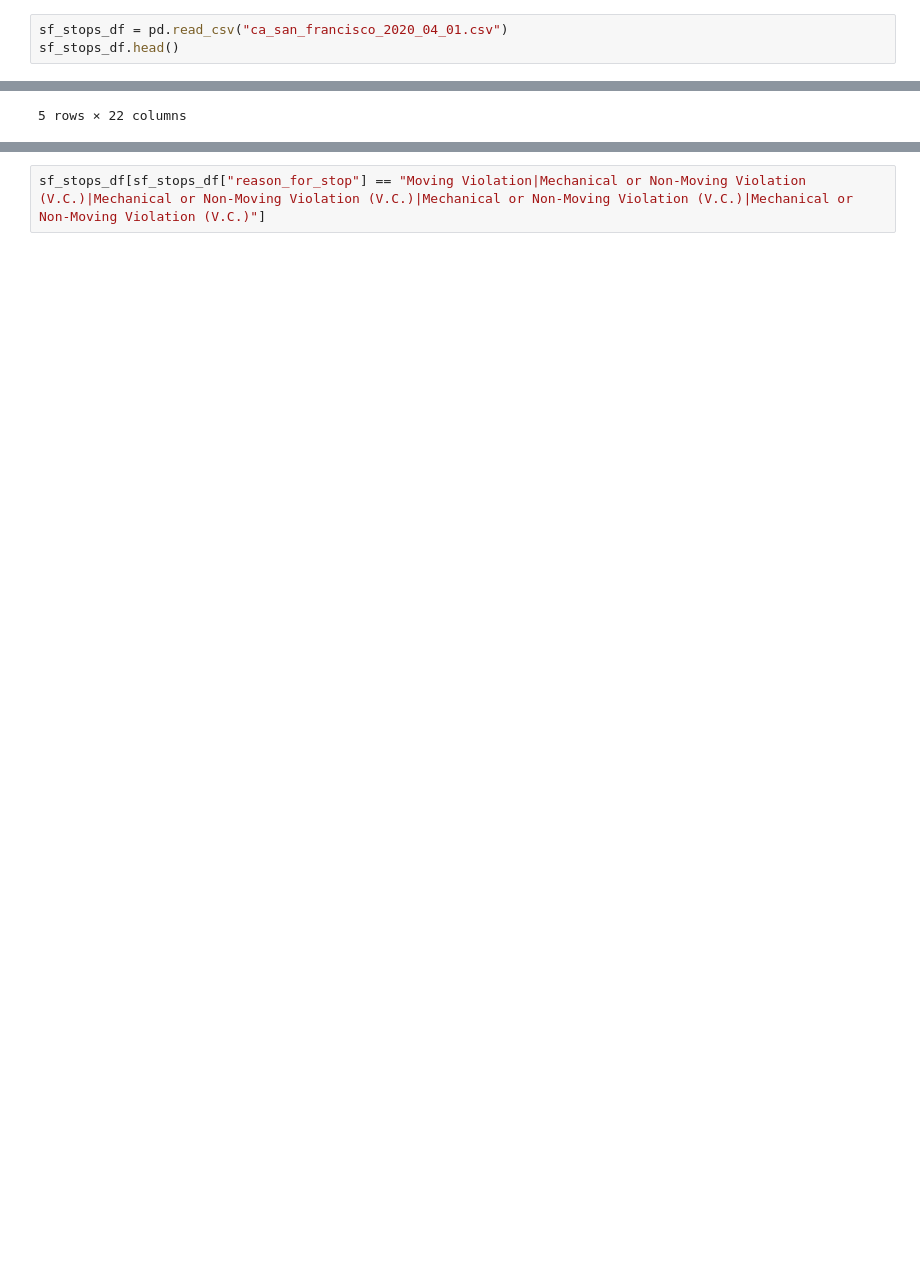
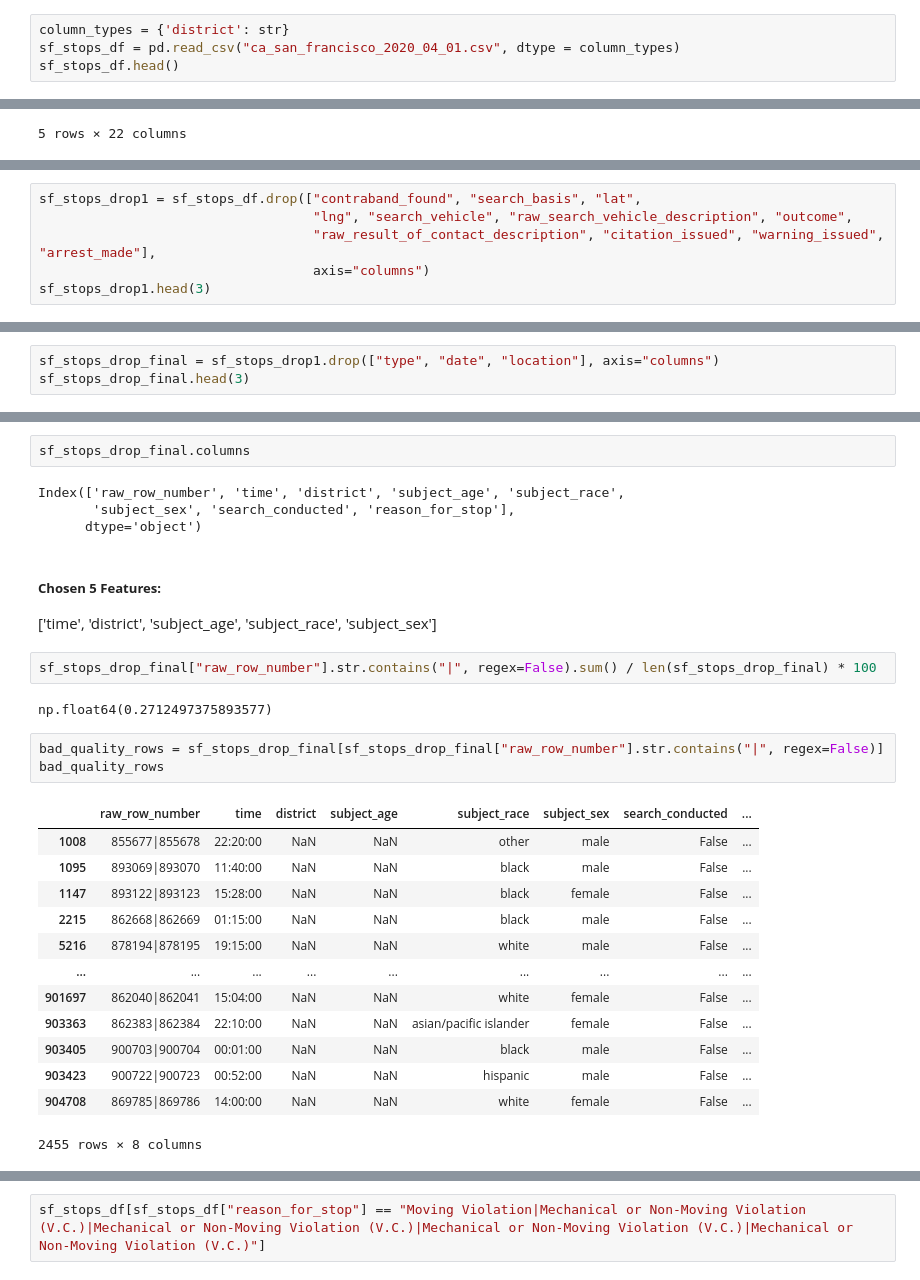
Before and after one commit to aanht/Contra-Costa-Intern-Assessment, a Jupyter notebook: EDA.ipynb, the cells around one changed output, grey strips where cells are left out. Drawn from its saved outputs; the diff is of its cells as text; blank space fills up the shorter version.

```diff
--- a/EDA.ipynb
+++ b/EDA.ipynb
@@ -47,7 +47,8 @@ import pandas as pd
 import matplotlib.pyplot as plt
 import seaborn as sns
 # %%
-sf_stops_df = pd.read_csv("ca_san_francisco_2020_04_01.csv")
+column_types = {'district': str}
+sf_stops_df = pd.read_csv("ca_san_francisco_2020_04_01.csv", dtype = column_types)
 sf_stops_df.head()
 # %% [output]
 |  | raw_row_number | date | time | location | lat | lng | district | subject_age | subject_race | ... |
@@ -59,0 +142,6 @@ sf_stops_df.head()
+# %%
+sf_stops_drop1 = sf_stops_df.drop(["contraband_found", "search_basis", "lat",
+                                   "lng", "search_vehicle", "raw_search_vehicle_description", "outcome",
+                                   "raw_result_of_contact_description", "citation_issued", "warning_issued", "arrest_made"],
+                                   axis="columns")
+sf_stops_drop1.head(3)
@@ -59,0 +209,3 @@ sf_stops_df.head()
+# %%
+sf_stops_drop_final = sf_stops_drop1.drop(["type", "date", "location"], axis="columns")
+sf_stops_drop_final.head(3)
@@ -69 +225,31 @@ array(['warning', 'citation', 'arrest', nan], dtype=object)
+# %%
+sf_stops_drop_final.columns
+# %% [output]
+Index(['raw_row_number', 'time', 'district', 'subject_age', 'subject_race',
+       'subject_sex', 'search_conducted', 'reason_for_stop'],
+      dtype='object')
+# %% [markdown]
+##### **Chosen 5 Features:**
+['time', 'district', 'subject_age', 'subject_race', 'subject_sex']
+# %%
+sf_stops_drop_final["raw_row_number"].str.contains("|", regex=False).sum() / len(sf_stops_drop_final) * 100
+# %% [output]
+np.float64(0.2712497375893577)
+# %%
+bad_quality_rows = sf_stops_drop_final[sf_stops_drop_final["raw_row_number"].str.contains("|", regex=False)]
+bad_quality_rows
+# %% [output]
+|  | raw_row_number | time | district | subject_age | subject_race | subject_sex | search_conducted | ... |
+| 1008 | 855677|855678 | 22:20:00 | NaN | NaN | other | male | False | ... |
+| 1095 | 893069|893070 | 11:40:00 | NaN | NaN | black | male | False | ... |
+| 1147 | 893122|893123 | 15:28:00 | NaN | NaN | black | female | False | ... |
+| 2215 | 862668|862669 | 01:15:00 | NaN | NaN | black | male | False | ... |
+| 5216 | 878194|878195 | 19:15:00 | NaN | NaN | white | male | False | ... |
+| ... | ... | ... | ... | ... | ... | ... | ... | ... |
+| 901697 | 862040|862041 | 15:04:00 | NaN | NaN | white | female | False | ... |
+| 903363 | 862383|862384 | 22:10:00 | NaN | NaN | asian/pacific islander | female | False | ... |
+| 903405 | 900703|900704 | 00:01:00 | NaN | NaN | black | male | False | ... |
+| 903423 | 900722|900723 | 00:52:00 | NaN | NaN | hispanic | male | False | ... |
+| 904708 | 869785|869786 | 14:00:00 | NaN | NaN | white | female | False | ... |
+2455 rows × 8 columns
 # %%
```
Also changed, not shown: parts of 16 cells of this notebook, 1 other file.
